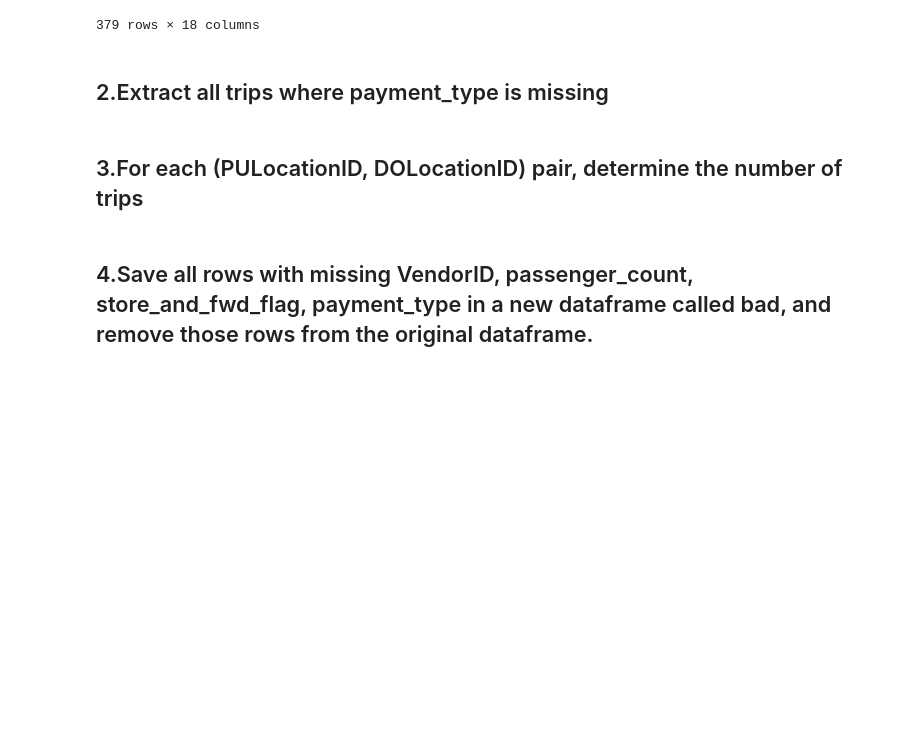
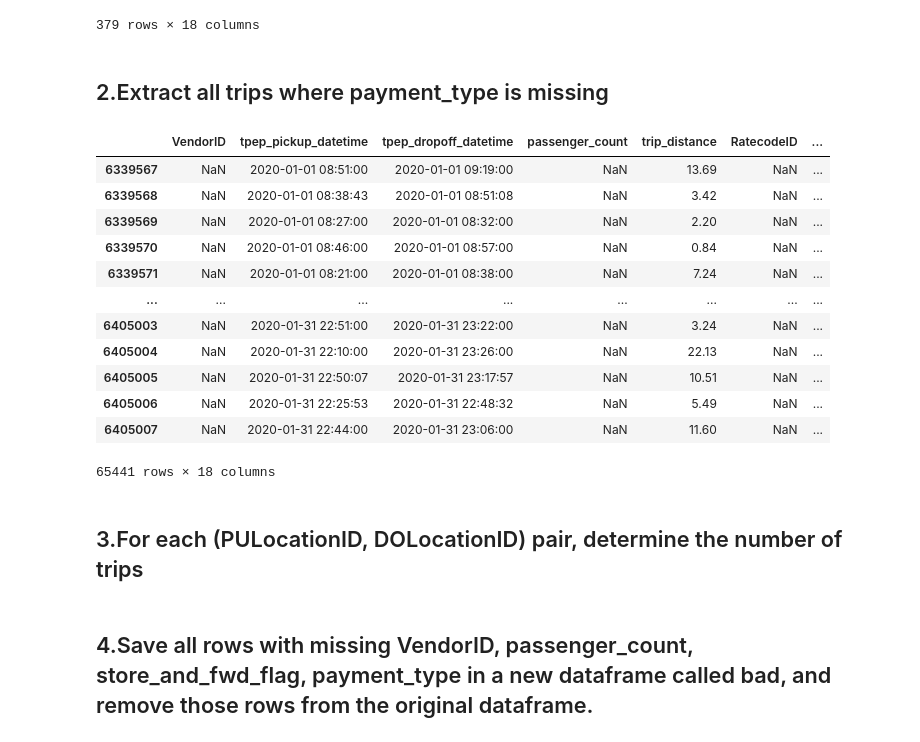
Before and after one commit to federicaromano0/progetto_computer_science, a Jupyter notebook: Progetto CS 2.ipynb, the cells around one changed output. Drawn from its saved outputs; the diff is of its cells as text; code cells hidden in the pictures; blank space fills up the shorter version.

```diff
--- a/Progetto CS 2.ipynb
+++ b/Progetto CS 2.ipynb
@@ -61,6 +61,22 @@ df[df['trip_distance']>50]
 379 rows × 18 columns
 # %% [markdown]
 ## 2.Extract all trips where payment_type is missing
+# %%
+df[df['payment_type'].isnull()]
+# %% [output]
+|  | VendorID | tpep_pickup_datetime | tpep_dropoff_datetime | passenger_count | trip_distance | RatecodeID | ... |
+| 6339567 | NaN | 2020-01-01 08:51:00 | 2020-01-01 09:19:00 | NaN | 13.69 | NaN | ... |
+| 6339568 | NaN | 2020-01-01 08:38:43 | 2020-01-01 08:51:08 | NaN | 3.42 | NaN | ... |
+| 6339569 | NaN | 2020-01-01 08:27:00 | 2020-01-01 08:32:00 | NaN | 2.20 | NaN | ... |
+| 6339570 | NaN | 2020-01-01 08:46:00 | 2020-01-01 08:57:00 | NaN | 0.84 | NaN | ... |
+| 6339571 | NaN | 2020-01-01 08:21:00 | 2020-01-01 08:38:00 | NaN | 7.24 | NaN | ... |
+| ... | ... | ... | ... | ... | ... | ... | ... |
+| 6405003 | NaN | 2020-01-31 22:51:00 | 2020-01-31 23:22:00 | NaN | 3.24 | NaN | ... |
+| 6405004 | NaN | 2020-01-31 22:10:00 | 2020-01-31 23:26:00 | NaN | 22.13 | NaN | ... |
+| 6405005 | NaN | 2020-01-31 22:50:07 | 2020-01-31 23:17:57 | NaN | 10.51 | NaN | ... |
+| 6405006 | NaN | 2020-01-31 22:25:53 | 2020-01-31 22:48:32 | NaN | 5.49 | NaN | ... |
+| 6405007 | NaN | 2020-01-31 22:44:00 | 2020-01-31 23:06:00 | NaN | 11.60 | NaN | ... |
+65441 rows × 18 columns
 # %% [markdown]
 ## 3.For each (PULocationID, DOLocationID) pair, determine the number of trips
 # %% [markdown]
```
